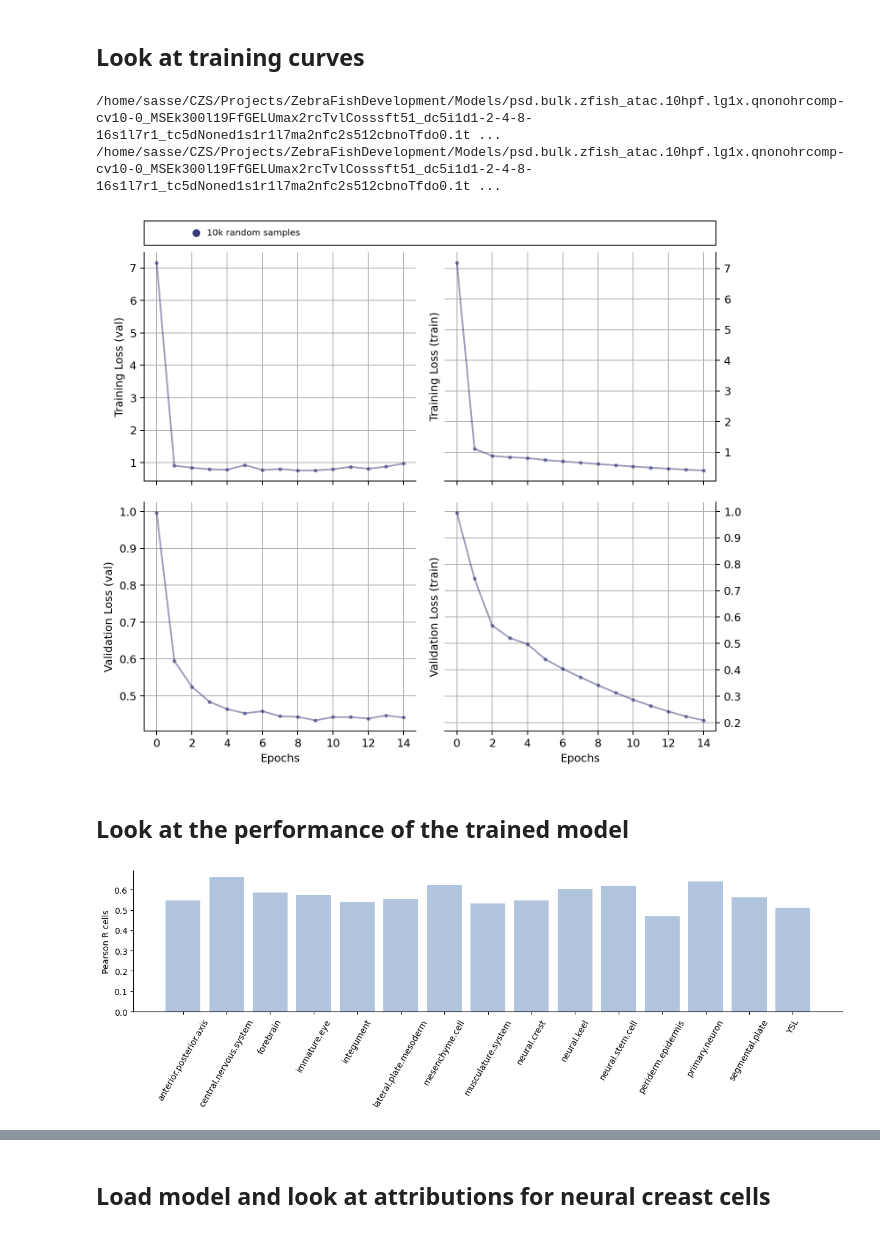
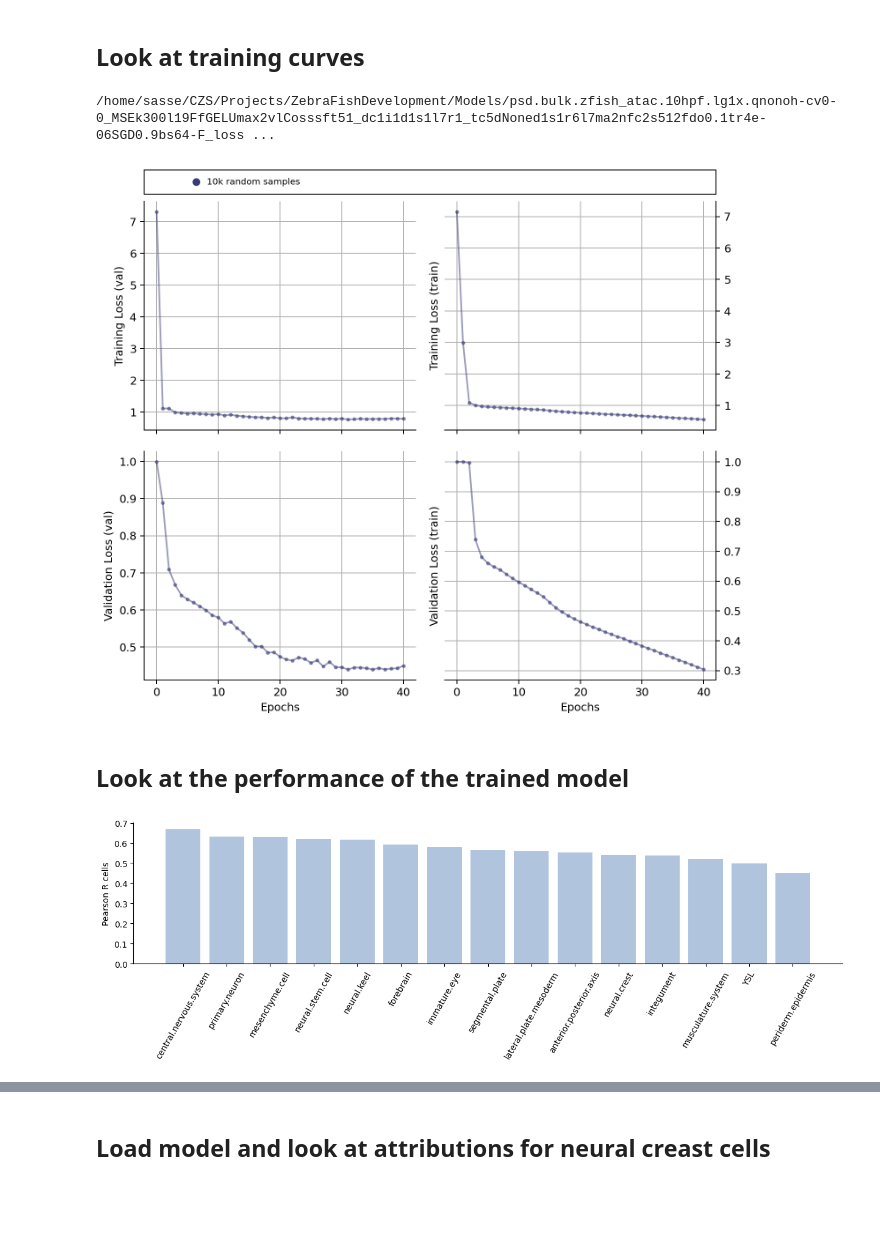
Before and after one commit to sasselab/DRG, a Jupyter notebook: examples/DRGpipeline.ipynb, the cells around one changed output, grey strips where cells are left out. Saved outputs shown, nothing was run; the diff lists cells and outputs as text; code cells hidden in the pictures; blank space fills up the shorter version.

```diff
--- a/examples/DRGpipeline.ipynb
+++ b/examples/DRGpipeline.ipynb
@@ -356,32 +374,32 @@ process.terminate()
 from drg_tools.plotlib import plot_losses
 import os
 output_path = os.path.expanduser('~/CZS/Projects/ZebraFishDevelopment/Models/')
-model_stem = 'psd.bulk.zfish_atac.10hpf.lg1x.qnonohrcomp-cv10-0_MSEk300l19FfGELUmax2rcTvlCosssft51_dc5i1d1-2-4-8-16s1l7r1_tc5dNoned1s1r1l7ma2nfc2s512cbnoTfdo0.1tr5e-06SGD0.9bs128-F'
+model_stem = 'psd.bulk.zfish_atac.10hpf.lg1x.qnonoh-cv0-0_MSEk300l19FfGELUmax2vlCosssft51_dc1i1d1s1l7r1_tc5dNoned1s1r6l7ma2nfc2s512fdo0.1tr4e-06SGD0.9bs64-F'
 losslog = os.path.join(output_path, model_stem) + '_loss.txt'
-print(losslog)
+
 # Plot the losses
 plot_losses(losslog, '10k random samples', percentages=False, combine_sets=False, logx=False, adjust_axis=False, savefig=None)
 # %% [output]
-/home/sasse/CZS/Projects/ZebraFishDevelopment/Models/psd.bulk.zfish_atac.10hpf.lg1x.qnonohrcomp-cv10-0_MSEk300l19FfGELUmax2rcTvlCosssft51_dc5i1d1-2-4-8-16s1l7r1_tc5dNoned1s1r1l7ma2nfc2s512cbnoTfdo0.1t ...
-/home/sasse/CZS/Projects/ZebraFishDevelopment/Models/psd.bulk.zfish_atac.10hpf.lg1x.qnonohrcomp-cv10-0_MSEk300l19FfGELUmax2rcTvlCosssft51_dc5i1d1-2-4-8-16s1l7r1_tc5dNoned1s1r1l7ma2nfc2s512cbnoTfdo0.1t ...
+/home/sasse/CZS/Projects/ZebraFishDevelopment/Models/psd.bulk.zfish_atac.10hpf.lg1x.qnonoh-cv0-0_MSEk300l19FfGELUmax2vlCosssft51_dc1i1d1s1l7r1_tc5dNoned1s1r6l7ma2nfc2s512fdo0.1tr4e-06SGD0.9bs64-F_loss ...
-[figure, old version]
+[figure, new version]
 # %% [markdown]
 ## Look at the performance of the trained model
 # %%
 from drg_tools.plotlib import _bar_plot
 import os
 import numpy as np
 import matplotlib.pyplot as plt
 # Load the correlation data
 output_path = os.path.expanduser('~/CZS/Projects/ZebraFishDevelopment/Models/')
-model_stem = 'psd.bulk.zfish_atac.10hpf.lg1x.qnonohrcomp-cv10-0_MSEk300l19FfGELUmax2rcTvlCosssft51_dc5i1d1-2-4-8-16s1l7r1_tc5dNoned1s1r1l7ma2nfc2s512cbnoTfdo0.1tr5e-06SGD0.9bs128-F'
+model_stem = 'psd.bulk.zfish_atac.10hpf.lg1x.qnonoh-cv0-0_MSEk300l19FfGELUmax2vlCosssft51_dc1i1d1s1l7r1_tc5dNoned1s1r6l7ma2nfc2s512fdo0.1tr4e-06SGD0.9bs64-F'
 trackcorr = os.path.join(output_path, model_stem) + '_clss_corr_tcl0.txt'
 corrvalues = np.genfromtxt(trackcorr, dtype = str)
+sort = np.argsort(corrvalues[:,1].astype(float))
 #print(corrvalues)
-ax = _bar_plot(1.-corrvalues[:,1].astype(float), ylabel = 'Pearson R cells', horizontal = False, xticklabels = corrvalues[:,0], rotation = 60)
+ax = _bar_plot(1.-corrvalues[sort,1].astype(float), ylabel = 'Pearson R cells', horizontal = False, xticklabels = corrvalues[sort,0], rotation = 60)
 plt.show()
 # %% [output]
-[figure, old version]
+[figure, new version]
 # %%
 from drg_tools.plotlib import plotHist
 import os
```
Also changed, not shown: parts of 7 cells of this notebook, 3 other files.
